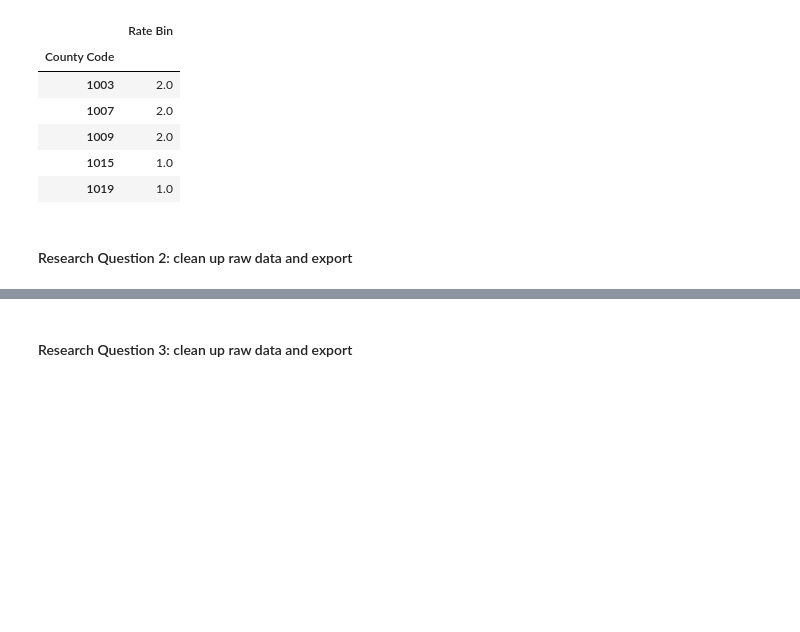
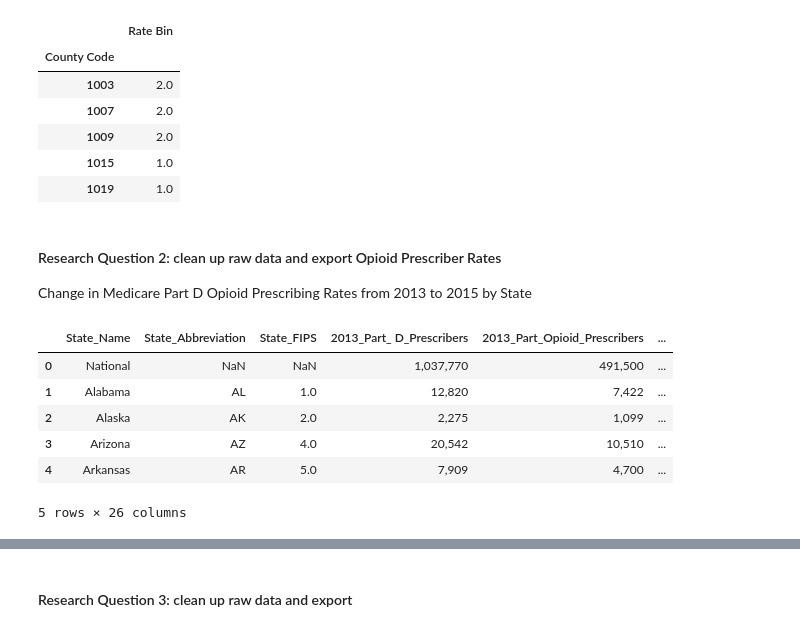
Before and after one commit to christa-fields/GWU_Databootcamp_Project_1, a Jupyter notebook: data_cleanup.ipynb, the cells around one changed output, grey strips where cells are left out. Saved outputs shown, nothing was run; the diff lists cells and outputs as text; code cells hidden in the pictures; blank space fills up the shorter version.

Commit message:
adding data cleanup files cf

```diff
--- a/data_cleanup.ipynb
+++ b/data_cleanup.ipynb
@@ -287,4 +288,20 @@ json_file = os.path.join(".", "Data Files", "Question_1", filename)          # c
 with open(json_file, "w") as f:                                              # opens file in write mode
     f.write(json.dumps(json_dict))                                           # writes json data to file
 # %% [markdown]
-#### Research Question 2: clean up raw data and export
+#### Research Question 2: clean up raw data and export Opioid Prescriber Rates
+
+Change in Medicare Part D Opioid Prescribing Rates from 2013 to 2015 by State
+# %%
+# Took CMS Medicare Part D Opioid Prescribing Geographic 2013 2015 Excel file and created CSV files for the three taps 1) state 2) county and 3) zip
+# Stored presciber-state file in a variable
+prescriber_state = "Data Files/prescriber_state.csv"
+prescriber_state_df = pd.read_csv(prescriber_state)
+prescriber_state_df.head()
+# %% [output]
+|  | State_Name | State_Abbreviation | State_FIPS | 2013_Part_ D_Prescribers | 2013_Part_Opioid_Prescribers | ... |
+| 0 | National | NaN | NaN | 1,037,770 | 491,500 | ... |
+| 1 | Alabama | AL | 1.0 | 12,820 | 7,422 | ... |
+| 2 | Alaska | AK | 2.0 | 2,275 | 1,099 | ... |
+| 3 | Arizona | AZ | 4.0 | 20,542 | 10,510 | ... |
+| 4 | Arkansas | AR | 5.0 | 7,909 | 4,700 | ... |
+5 rows × 26 columns
```
Also changed, not shown: parts of 3 cells of this notebook, 1 other file.
